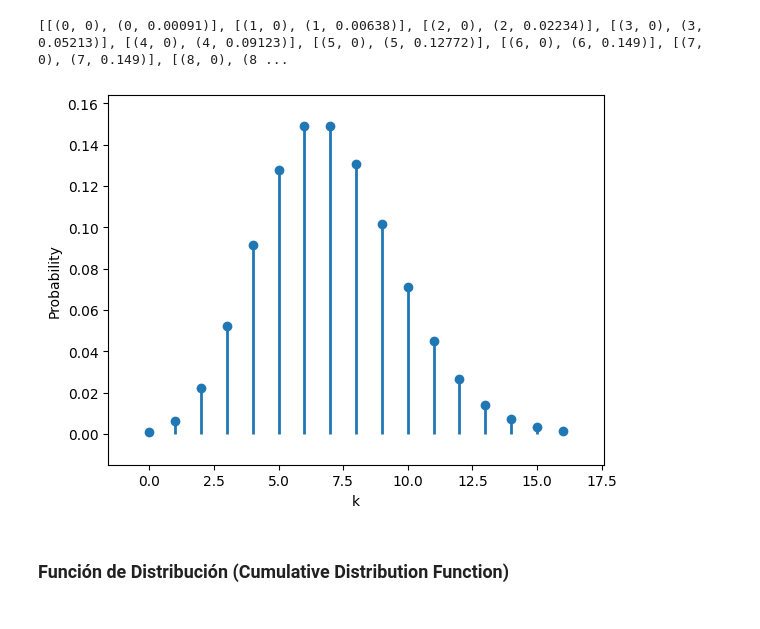
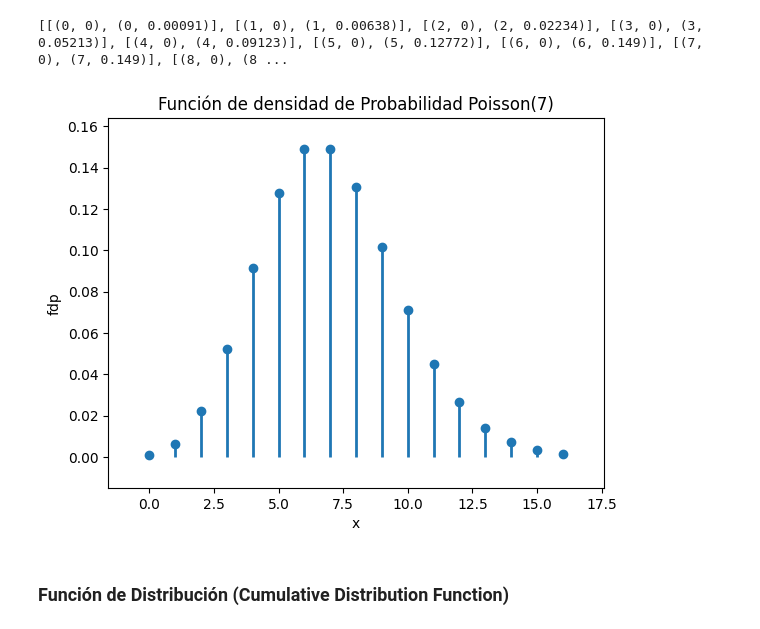
Before and after one commit to leticiaram/Modelos_Estocasticos_2023, a Jupyter notebook: Codigo_1.ipynb, the cells around one changed output. Saved outputs shown, nothing was run; the diff lists cells and outputs as text; code cells hidden in the pictures.

```diff
--- a/Codigo_1.ipynb
+++ b/Codigo_1.ipynb
@@ -103,14 +103,15 @@ from matplotlib import collections  as mc
 # %%
 lc = mc.LineCollection(my_list, linewidths=2)
 fig, ax = pl.subplots()
 ax.add_collection(lc)
 plt.plot(k, pmf,'o')
-plt.xlabel('k')
-plt.ylabel('Probability')
+plt.xlabel('x')
+plt.ylabel('fdp')
+plt.title('Función de densidad de Probabilidad Poisson(7)')
 ax.autoscale()
 ax.margins(0.1)
 # %% [output]
-[figure, old version]
+[figure, new version]
 # %% [markdown]
 ### Función de Distribución (Cumulative Distribution Function)
 # %%
```
Also changed, not shown: parts of 70 cells of this notebook.
